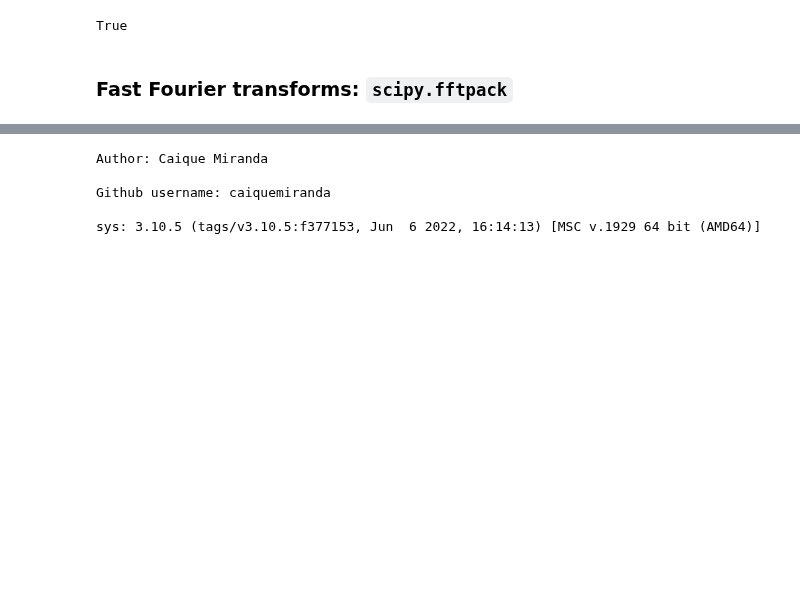
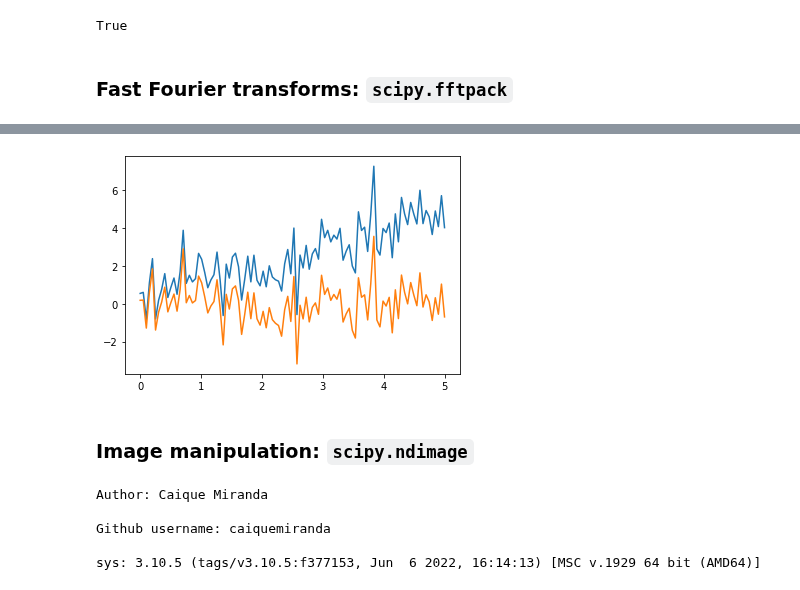
Before and after one commit to caiquemiranda/studies-scipy, a Jupyter notebook: 05-scipy.ipynb, the cells around one changed output, grey strips where cells are left out. Saved outputs shown, nothing was run; the diff lists cells and outputs as text; code cells hidden in the pictures; blank space fills up the shorter version.

```diff
--- a/05-scipy.ipynb
+++ b/05-scipy.ipynb
@@ -351,3 +369,16 @@ yarr = odeint(calc_deri,
+# %%
+t = np.linspace(0, 5, 100)
+x = t + np.random.normal(size=100)
+
+from scipy import signal
+
+x_detrended = signal.detrend(x)
+plt.plot(t, x)
+plt.plot(t, x_detrended);
+# %% [output]
+[figure, added]
+# %% [markdown]
+### Image manipulation: `scipy.ndimage`
 # %%
 %reload_ext watermark
 %watermark -a "Caique Miranda" -gu "caiquemiranda" -iv
```
Also changed, not shown: parts of 3 cells of this notebook.
